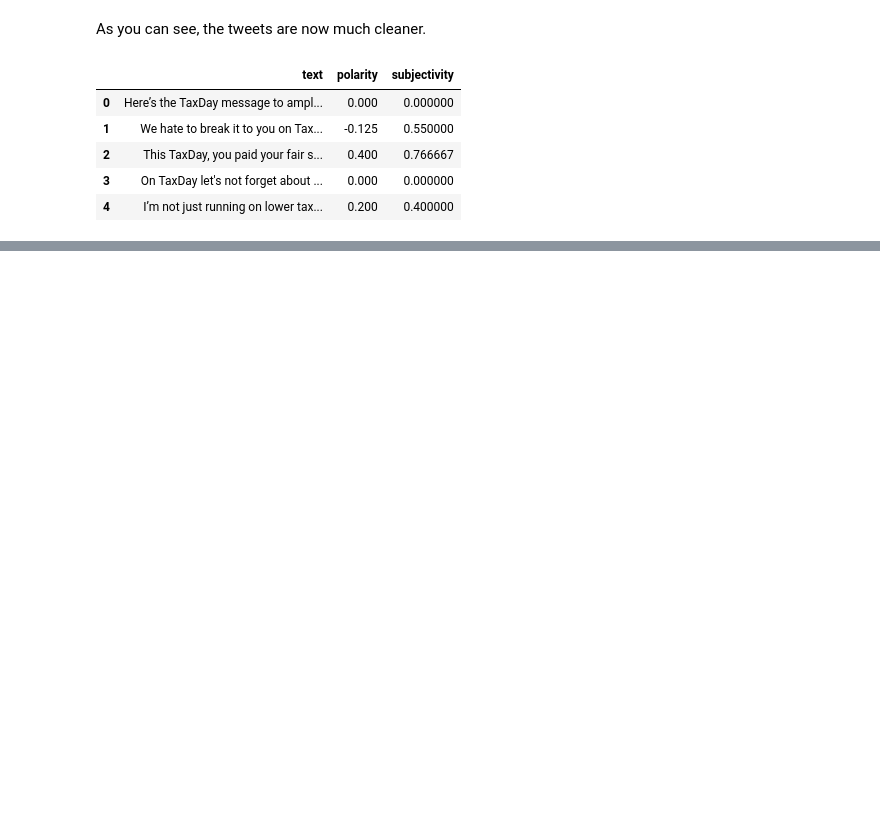
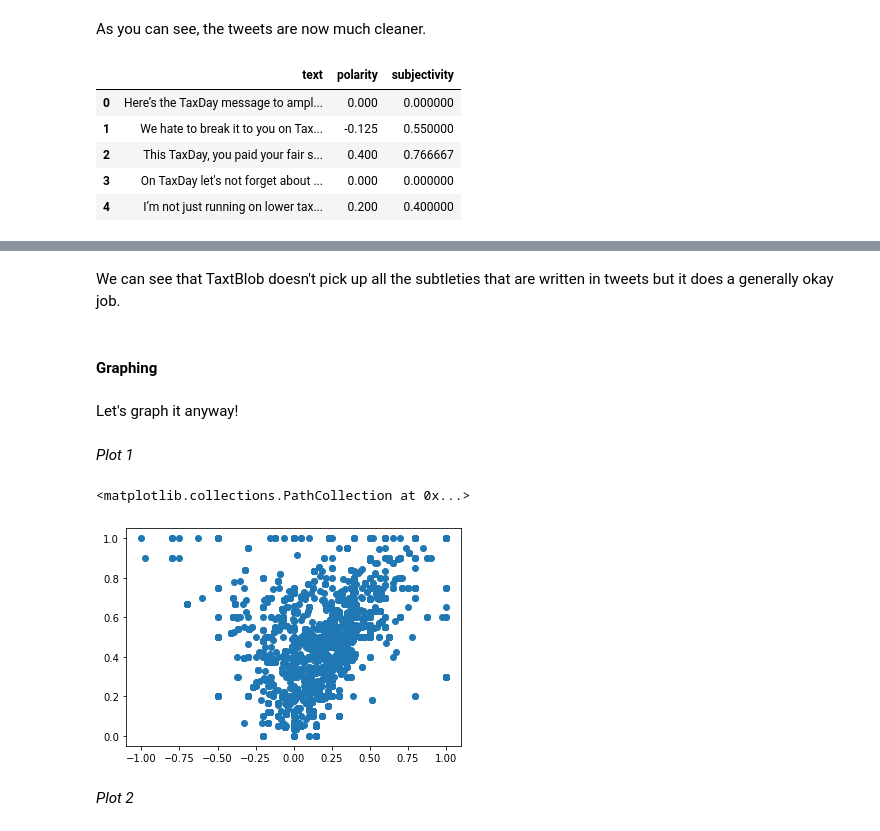
Before and after one commit to carpentries-incubator/twitter-with-twarc, a Jupyter notebook: code/TextBlob_Exploration.ipynb, the cells around one changed output, grey strips where cells are left out. Drawn from its saved outputs; the diff is of its cells as text; code cells hidden in the pictures; blank space fills up the shorter version.

Commit message:
added in plot of sentiment analysis

```diff
--- a/code/TextBlob_Exploration.ipynb
+++ b/code/TextBlob_Exploration.ipynb
@@ -194,7 +194,7 @@ def clean(x):
     x = re.sub(r'https?:\/\/.*[\r\n]*', '', x)
     x = re.sub(r'#', '', x)
     x = re.sub(r'@[A-Za-z0–9]+', '', x)
-    x = re.sub(''\n", "")
+    x = re.sub('\n', '', x)
     return x
 
 taxday_tweets['text'] = taxday_tweets['text'].apply(clean)
@@ -243,4 +227,16 @@ taxday_tweets.head(5)
 | 3 | On TaxDay let's not forget about ... | 0.000 | 0.000000 |
 | 4 | I’m not just running on lower tax... | 0.200 | 0.400000 |
 # %%
-taxday_tweets.iloc[1,0]
+# add the positive and negative category
+
+# create function to determine tweet sentiment category
+def sentiment_cat(row):
+    if row['polarity'] > 0:
+        return 'Positive'
+    elif row['polarity'] < 0:
+        return 'Negative'
+    else:
+        return 'Neutral'
+
+# apply sentiment to taxday_tweets
+taxday_tweets['sentiment'] = taxday_tweets.apply(lambda row: sentiment_cat(row), axis=1)
@@ -248,0 +259,19 @@ taxday_tweets.iloc[1,0]
+# %% [markdown]
+We can see that TaxtBlob doesn't pick up all the subtleties that are written in tweets but it does a generally okay job.
+# %% [markdown]
+#### Graphing
+# %% [markdown]
+Let's graph it anyway!
+# %% [markdown]
+*Plot 1*
+# %%
+import pandas as pd
+import matplotlib.pyplot as plt
+%matplotlib inline
+
+plt.scatter(taxday_tweets.polarity, taxday_tweets.subjectivity)
+# %% [output]
+<matplotlib.collections.PathCollection at 0x...>
+[figure, added]
+# %% [markdown]
+*Plot 2*
```
Also changed, not shown: parts of 6 cells of this notebook.
